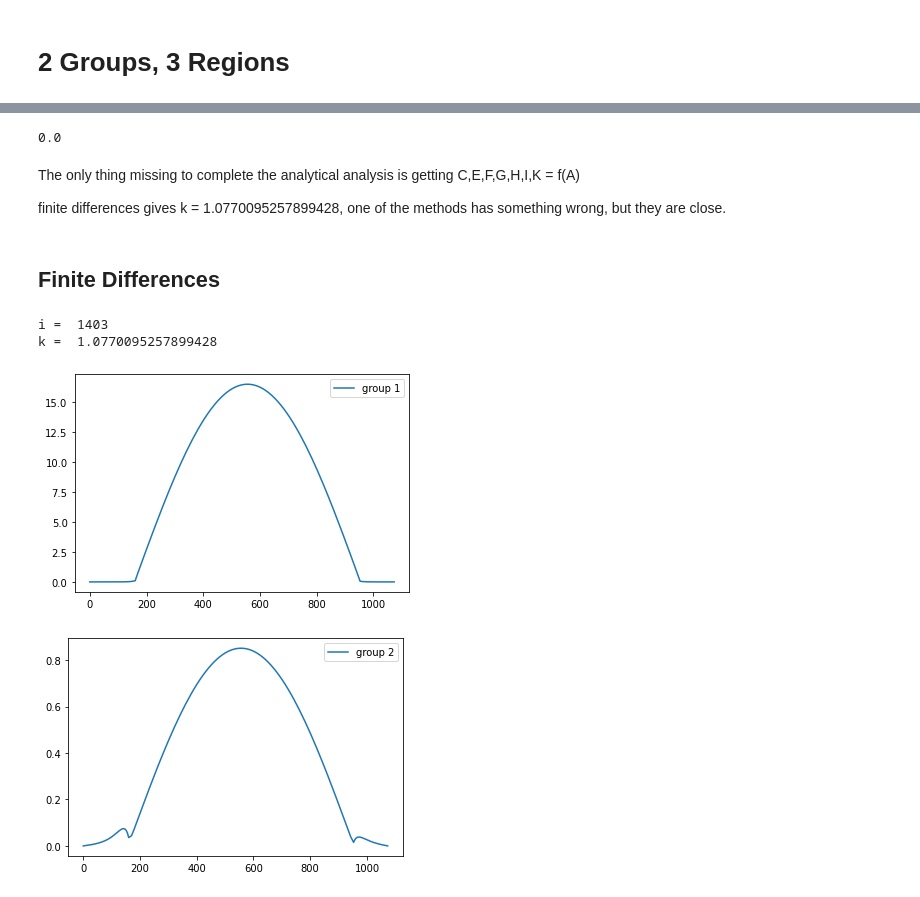
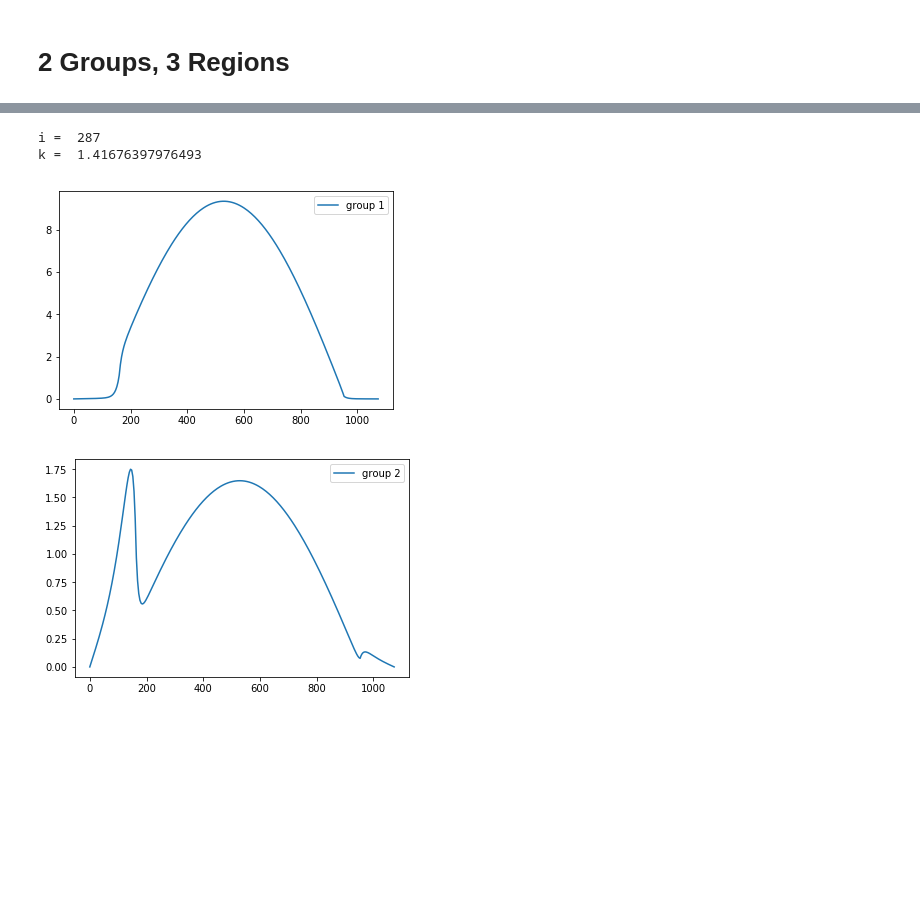
Before and after one commit to robfairh/moltres, a Jupyter notebook: problems/mhtgr350/scripts/diffusion1D.ipynb, the cells around one changed output, grey strips where cells are left out. Cells and saved outputs as stored; diff of their text form; code cells hidden in the pictures; blank space fills up the shorter version.

```diff
--- a/problems/mhtgr350/scripts/diffusion1D.ipynb
+++ b/problems/mhtgr350/scripts/diffusion1D.ipynb
@@ -144,3 +54,3 @@ We iterate over 'k' until the determinant of M or M2 is 0.
 # %%
-base = '1/xs800000-500-100/htgr_2g_'
-cD, csr, css, cchi, cnusf = get_xs(base + 'fuel_')
+base = '../xs/8/xs800000-500-100/htgr_2g_'
+cD, csr, css, cchi, cnusf = get_xs(base + 'homoge_')
@@ -263,7 +77,7 @@ SR[N:2*N,N:2*N] = -csr[1] * SR[N:2*N,N:2*N]
 aux1 = np.eye(N)
 SS = np.zeros((2*N,2*N))
 # No up-scattering for the moment
-# SS[:N,N:2*N] = css[0] * aux1
+SS[:N,N:2*N] = css[0] * aux1
 SS[N:2*N,:N] = css[1] * aux1
 
 # Fission
@@ -292,7 +106,7 @@ flux_old = np.ones(2*N)
 RHS = -F @ flux_old
 
 def converged(k_old, k):
-    if abs((k - k_old)/k_old) <= 1e-10:
+    if abs((k - k_old)/k_old) <= 1e-9:
         return True
     else:
         return False
@@ -523,4 +146,5 @@ $\Phi_i^T (c) = 0$
 # %%
-base = '1/xs800000-500-100/htgr_2g_'
-cD, csr, css, cchi, cnusf = get_xs(base + 'fuel_')
-rD, rsr, rss, rchi, rnusf = get_xs(base + 'moderator_')
+base = '../xs/8/xs800000-500-100/htgr_2g_'
+cD, csr, css, cchi, cnusf = get_xs(base + 'homoge_')
+bD, bsr, bss, bchi, bnusf = get_xs(base + 'brefl_')
+tD, tsr, tss, tchi, tnusf = get_xs(base + 'trefl_')
@@ -731,5 +150,0 @@ def iter_k(k):
-# %%
-k = 1.079109122032088
-print(iter_k(k))
-# %% [output]
-0.0
@@ -746,9 +151,3 @@ s3 = la.eig(Ec)[1][1, 1]/la.eig(Ec)[1][0, 1]
-# %% [markdown]
-The only thing missing to complete the analytical analysis is getting C,E,F,G,H,I,K = f(A)
-
-finite differences gives k = 1.0770095257899428, one of the methods has something wrong, but they are close.
-# %% [markdown]
-## Finite Differences
 # %%
 # Build system
 Nb = 40
@@ -756,7 +155,7 @@ xb = np.linspace(0, 160, num=Nb)
 hb = xb[1]-xb[0]
 hb2 = hb**2
 
-Nc = 80
+Nc = 190
 xc = np.linspace(0, 793, num=Nc)
 hc = xc[1]-xc[0]
 Nc -= 2
@@ -776,41 +175,41 @@ x = np.concatenate([xb, xc, xt])
 DM = diags([1, -2, 1], [-1, 0, 1], shape=(N, N)).toarray()
 D = np.zeros((2*N, 2*N))
 
-D[:Nb,:Nb] = rD[0]/hb2 * DM[:Nb,:Nb]
-D[Nb-1,Nb] = rD[0]/hc2
+D[:Nb,:Nb] = bD[0]/hb2 * DM[:Nb,:Nb]
+D[Nb-1,Nb] = bD[0]/hc2
 
 D[Nb:Nb+Nc,Nb-1:Nb+Nc+1] = cD[0]/hc2 * DM[Nb:Nb+Nc,Nb-1:Nb+Nc+1]
 
-D[Nb+Nc,Nb+Nc-1] = rD[0]/hc2
-D[Nb+Nc:Nb+Nc+Nt,Nb+Nc:Nb+Nc+Nt] = rD[0]/ht2 * DM[Nb+Nc:Nb+Nc+Nt,Nb+Nc:Nb+Nc+Nt]
+D[Nb+Nc,Nb+Nc-1] = tD[0]/hc2
+D[Nb+Nc:Nb+Nc+Nt,Nb+Nc:Nb+Nc+Nt] = tD[0]/ht2 * DM[Nb+Nc:Nb+Nc+Nt,Nb+Nc:Nb+Nc+Nt]
 
 
-D[N:N+Nb,N:N+Nb+1] = rD[1]/hb2 * DM[:Nb,:Nb+1]
-D[N+Nb-1,N+Nb] = rD[1]/hc2
+D[N:N+Nb,N:N+Nb+1] = bD[1]/hb2 * DM[:Nb,:Nb+1]
+D[N+Nb-1,N+Nb] = bD[1]/hc2
 
 D[N+Nb:N+Nb+Nc,N+Nb-1:N+Nb+Nc+1] = cD[1]/hc2 * DM[Nb:Nb+Nc,Nb-1:Nb+Nc+1]
 
-D[N+Nb+Nc,N+Nb+Nc-1] = rD[1]/hc2
-D[N+Nb+Nc:N+Nb+Nc+Nt,N+Nb+Nc:N+Nb+Nc+Nt] = rD[1]/ht2 * DM[Nb+Nc:Nb+Nc+Nt,Nb+Nc:Nb+Nc+Nt]
+D[N+Nb+Nc,N+Nb+Nc-1] = tD[1]/hc2
+D[N+Nb+Nc:N+Nb+Nc+Nt,N+Nb+Nc:N+Nb+Nc+Nt] = tD[1]/ht2 * DM[Nb+Nc:Nb+Nc+Nt,Nb+Nc:Nb+Nc+Nt]
 
 # Removal
 SR = np.eye(2*N)
-SR[:Nb,:Nb] *= -rsr[0]
+SR[:Nb,:Nb] *= -bsr[0]
 SR[Nb:Nb+Nc,Nb:Nb+Nc] *= -csr[0]
-SR[Nb+Nc:Nb+Nc+Nt,Nb+Nc:Nb+Nc+Nt] *= -rsr[0]
-SR[N:N+Nb,N:N+Nb] *= -rsr[1]
+SR[Nb+Nc:Nb+Nc+Nt,Nb+Nc:Nb+Nc+Nt] *= -tsr[0]
+SR[N:N+Nb,N:N+Nb] *= -bsr[1]
 SR[N+Nb:N+Nb+Nc,N+Nb:N+Nb+Nc] *= -csr[1]
-SR[N+Nb+Nc:N+Nb+Nc+Nt,N+Nb+Nc:N+Nb+Nc+Nt] *= -rsr[1]
+SR[N+Nb+Nc:N+Nb+Nc+Nt,N+Nb+Nc:N+Nb+Nc+Nt] *= -tsr[1]
 
 # In-scattering
 aux1 = np.eye(N)
 SS = np.zeros((2*N, 2*N))
-#SS[:Nb,N:N+Nb] = rss[0] * aux1[:Nb,:Nb]
-#SS[Nb:Nb+Nc,N+Nb:N+Nb+Nc] = css[0] * aux1[Nb:Nb+Nc,Nb:Nb+Nc]
-#SS[Nb+Nc:Nb+Nc+Nt,N+Nb+Nc:N+Nb+Nc+Nt] = rss[0] * aux1[Nb+Nc:Nb+Nc+Nt,Nb+Nc:Nb+Nc+Nt]
-SS[N:N+Nb,:Nb] = rss[1] * aux1[:Nb,:Nb]
+SS[:Nb,N:N+Nb] = bss[0] * aux1[:Nb,:Nb]
+SS[Nb:Nb+Nc,N+Nb:N+Nb+Nc] = css[0] * aux1[Nb:Nb+Nc,Nb:Nb+Nc]
+SS[Nb+Nc:Nb+Nc+Nt,N+Nb+Nc:N+Nb+Nc+Nt] = tss[0] * aux1[Nb+Nc:Nb+Nc+Nt,Nb+Nc:Nb+Nc+Nt]
+SS[N:N+Nb,:Nb] = bss[1] * aux1[:Nb,:Nb]
 SS[N+Nb:N+Nb+Nc,Nb:Nb+Nc] = css[1] * aux1[Nb:Nb+Nc,Nb:Nb+Nc]
-SS[N+Nb+Nc:N+Nb+Nc+Nt,Nb+Nc:Nb+Nc+Nt] = rss[1] * aux1[Nb+Nc:Nb+Nc+Nt,Nb+Nc:Nb+Nc+Nt]
+SS[N+Nb+Nc:N+Nb+Nc+Nt,Nb+Nc:Nb+Nc+Nt] = tss[1] * aux1[Nb+Nc:Nb+Nc+Nt,Nb+Nc:Nb+Nc+Nt]
 
 # Fission
 F = np.zeros((2*N, 2*N))
@@ -838,41 +237,42 @@ flux_old = np.ones(2*N)
 RHS = -F @ flux_old
 
 def converged(k_old, k):
-    if abs((k - k_old)/k_old) <= 1e-14:
+    if abs((k - k_old)/k_old) <= 1e-9:
         return True
     else:
         return False
 
-for i in range(2000):
+for i in range(1000):
     k_old = k
     flux_new = np.linalg.solve(LHS, RHS)
-    # k = k_old * sum(F @ flux_new)/sum(F @ flux_old)
-    kp = sum((F @ flux_new)[:N])/sum((F @ flux_old)[:N])
+    #k = k_old * sum(F @ flux_new)/sum(F @ flux_old)
+    kp = sum(F @ flux_new)/sum(F @ flux_old)
+    #kp = sum((F @ flux_new)[:N])/sum((F @ flux_old)[:N])
     k = k_old * kp
     #print(k)
     RHS = -(1./k) * F @ flux_new
     flux_old = flux_new
     if converged(k_old, k) == True:
         break
 
 print('i = ', i)
 print('k = ', k)
 #flux = flux_old/(sum(flux_old)*hx)
 flux = flux_old
 flux1 = flux[:N]
 flux2 = flux[N:2*N]
 
 plt.figure(1)
 plt.plot(x, flux1, label='group 1')
 plt.legend(loc='upper right')
 plt.show()
 
 plt.figure(2)
 plt.plot(x, flux2, label='group 2')
 plt.legend(loc='upper right')
 plt.show()
 # %% [output]
-i =  1403
-k =  1.0770095257899428
+i =  287
+k =  1.41676397976493
-[figure, old version]
+[figure, new version]
-[figure, old version]
+[figure, new version]
```
Also changed, not shown: parts of 26 cells of this notebook, 12 other files.
